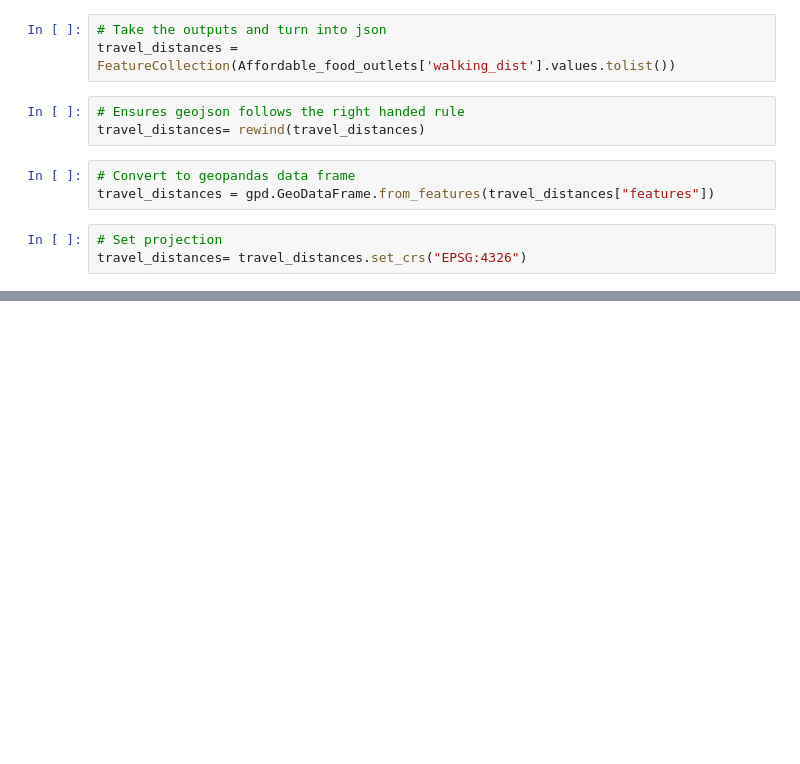
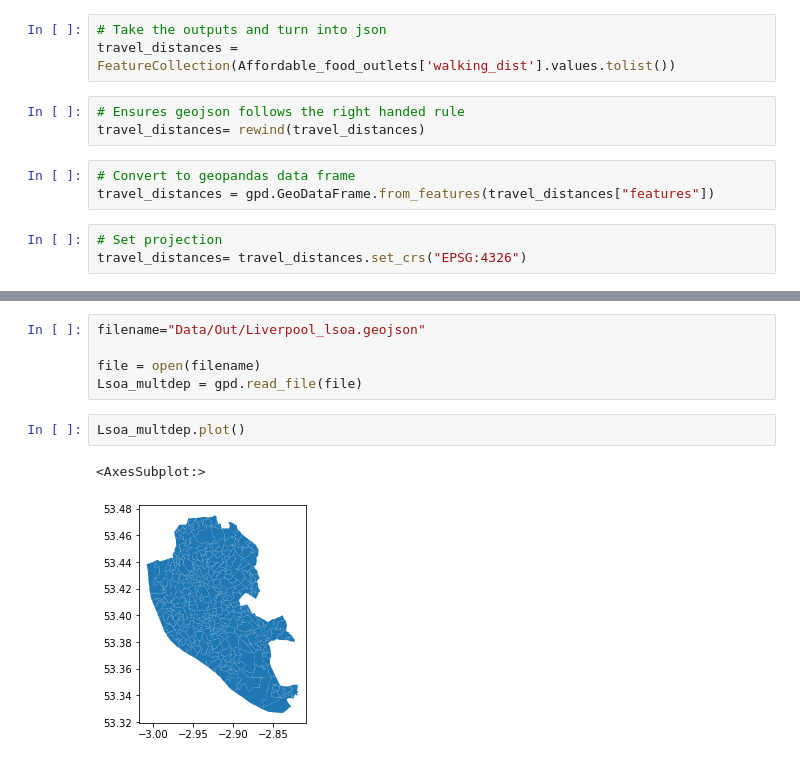
Before and after one commit to johnardavies/City_map, a Jupyter notebook: map_data_processing/Further_analysis.ipynb, the cells around one changed output, grey strips where cells are left out. Saved outputs shown, nothing was run; the diff lists cells and outputs as text; blank space fills up the shorter version.

```diff
--- a/map_data_processing/Further_analysis.ipynb
+++ b/map_data_processing/Further_analysis.ipynb
@@ -73,0 +87,10 @@ with open('/notebooks/Isochrone.geojson', 'w') as f:
+# %%
+filename="Data/Out/Liverpool_lsoa.geojson"
+
+file = open(filename)
+Lsoa_multdep = gpd.read_file(file)
+# %%
+Lsoa_multdep.plot()
+# %% [output]
+<AxesSubplot:>
+[figure, added]
```
Also changed, not shown: parts of 13 cells of this notebook.
